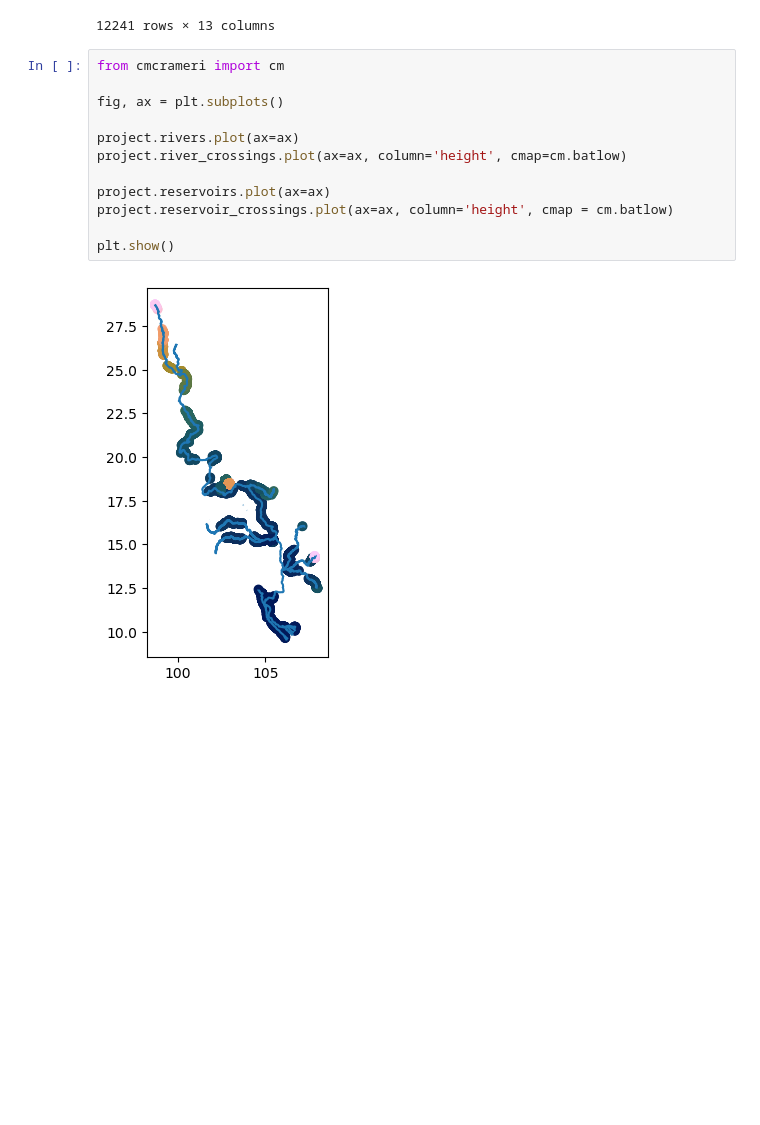
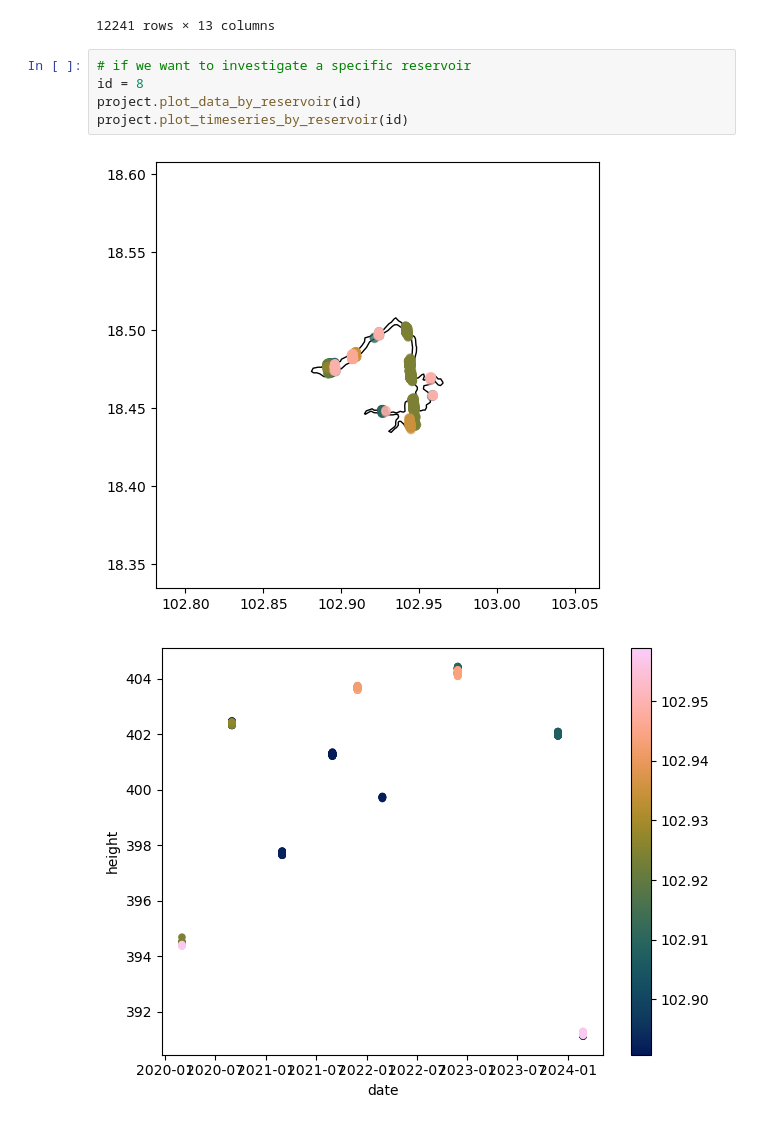
Before and after one commit to DHI/HydroEO, a Jupyter notebook: notebooks/project_test.ipynb, the cells around one changed output. Saved outputs shown, nothing was run; the diff lists cells and outputs as text; blank space fills up the shorter version.

Commit message:
visualizations now also pull from extracted crossings for reservoirs

```diff
--- a/notebooks/project_test.ipynb
+++ b/notebooks/project_test.ipynb
@@ -115,17 +115,11 @@ project.reservoir_crossings
 | 12239 | 190.866943 | 18.115052 | 102.462740 | 2021-10-02 | 1 | 6 | 1394102 | 151.784027 | 0.084467 | gt1r | ... |
 | 12240 | 190.878708 | 18.116525 | 102.462597 | 2021-10-02 | 1 | 6 | 1394102 | 153.426636 | 0.005722 | gt1r | ... |
 12241 rows × 13 columns
-# %%
-from cmcrameri import cm
-
-fig, ax = plt.subplots()
-
-project.rivers.plot(ax=ax)
-project.river_crossings.plot(ax=ax, column='height', cmap=cm.batlow)
-
-project.reservoirs.plot(ax=ax)
-project.reservoir_crossings.plot(ax=ax, column='height', cmap = cm.batlow)
-
-plt.show()
-# %% [output]
-[figure, removed]
+# %%
+# if we want to investigate a specific reservoir
+id = 8
+project.plot_data_by_reservoir(id)
+project.plot_timeseries_by_reservoir(id)
+# %% [output]
+[figure, added]
+[figure, added]
```
Also changed, not shown: 1 other file.
